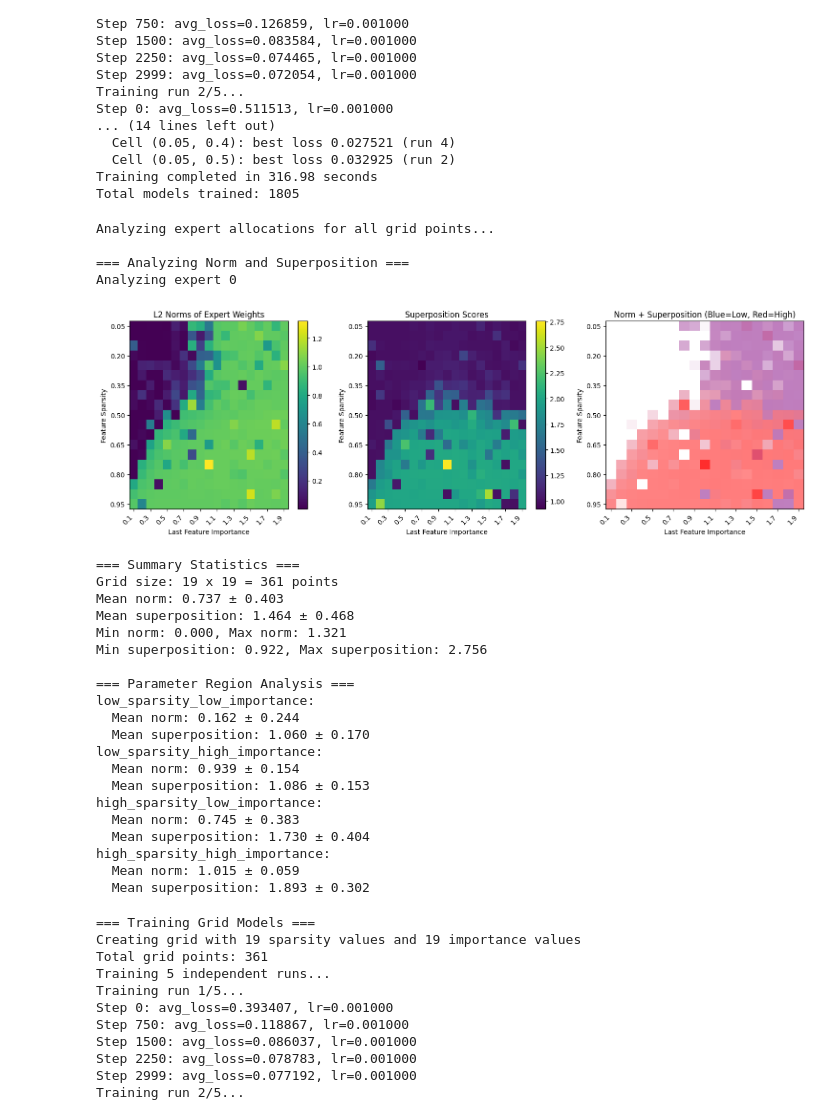
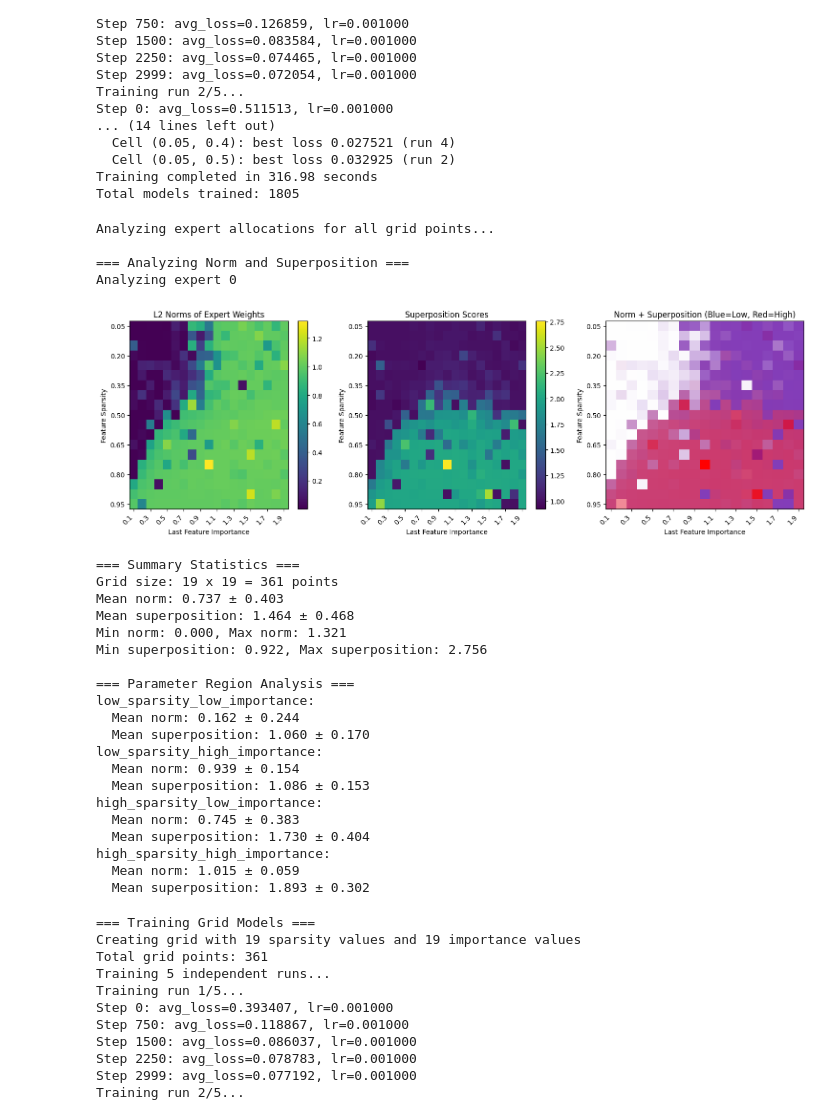
Before and after one commit to MarmikChaudhari/moe-superposition, a Jupyter notebook: phase_changes_revised.ipynb, the cells around one changed output. Saved outputs shown, nothing was run; the diff lists cells and outputs as text; code cells hidden in the pictures.

```diff
--- a/phase_changes_revised.ipynb
+++ b/phase_changes_revised.ipynb
@@ -589,7 +542,7 @@ sparsity_values = config.sparsity_values
 importance_values = config.importance_values
 
 
-for expert_id in range(config.n_experts):
+for expert_id in range(1):
     print(f"Analyzing expert {expert_id}")
 
     # Store metrics for each grid cell
@@ -636,10 +589,10 @@ for expert_id in range(config.n_experts):
             # Store RGB values for color visualization
             # Convert hex to RGB or use color_from_metrics directly
             rgb_color = color_from_metrics(
-                expert_metrics['norm']-0.5,
-                expert_metrics['super_score']/2,
-                max_norm=1, #np.max(norm_grid),  # You might want to compute actual max values
-                max_super=1 #np.max(superposition_grid)
+                expert_metrics['norm'],
+                expert_metrics['super_score'],
+                max_norm=np.max(norm_grid),  # You might want to compute actual max values
+                max_super=np.max(superposition_grid)
             )
             color_grid[i, j] = rgb_color
 
@@ -683,39 +636,41 @@ for expert_id in range(config.n_experts):
     plt.tight_layout()
     plt.show()
 
+plot_loss_grid_sparsity_last_feature_plotly(grid_results, config)
+
 # Print summary statistics
 print("\n=== Summary Statistics ===")
 print(f"Grid size: {len(sparsity_values)} x {len(importance_values)} = {len(grid_results)} points")
 print(f"Mean norm: {np.mean(norm_grid):.3f} ± {np.std(norm_grid):.3f}")
 print(f"Mean superposition: {np.mean(superposition_grid):.3f} ± {np.std(superposition_grid):.3f}")
 print(f"Min norm: {np.min(norm_grid):.3f}, Max norm: {np.max(norm_grid):.3f}")
 print(f"Min superposition: {np.min(superposition_grid):.3f}, Max superposition: {np.max(superposition_grid):.3f}")
 
 # Analyze parameter regions
 print("\n=== Parameter Region Analysis ===")
 mid_sparsity = len(sparsity_values) // 2
 mid_importance = len(importance_values) // 2
 
 regions = {
     'low_sparsity_low_importance': (0, mid_sparsity, 0, mid_importance),
     'low_sparsity_high_importance': (0, mid_sparsity, mid_importance, len(importance_values)),
     'high_sparsity_low_importance': (mid_sparsity, len(sparsity_values), 0, mid_importance),
     'high_sparsity_high_importance': (mid_sparsity, len(sparsity_values), mid_importance, len(importance_values))
 }
 
 for region_name, (i_start, i_end, j_start, j_end) in regions.items():
     region_norms = norm_grid[i_start:i_end, j_start:j_end]
     region_super = superposition_grid[i_start:i_end, j_start:j_end]
 
     print(f"{region_name}:")
     print(f"  Mean norm: {np.mean(region_norms):.3f} ± {np.std(region_norms):.3f}")
     print(f"  Mean superposition: {np.mean(region_super):.3f} ± {np.std(region_super):.3f}")
 # %% [output]
 Analyzing expert allocations for all grid points...
 
 === Analyzing Norm and Superposition ===
 Analyzing expert 0
-[figure, old version]
+[figure, new version]
 === Summary Statistics ===
 Grid size: 19 x 19 = 361 points
 Mean norm: 0.737 ± 0.403
```
Also changed, not shown: parts of 14 cells of this notebook.
